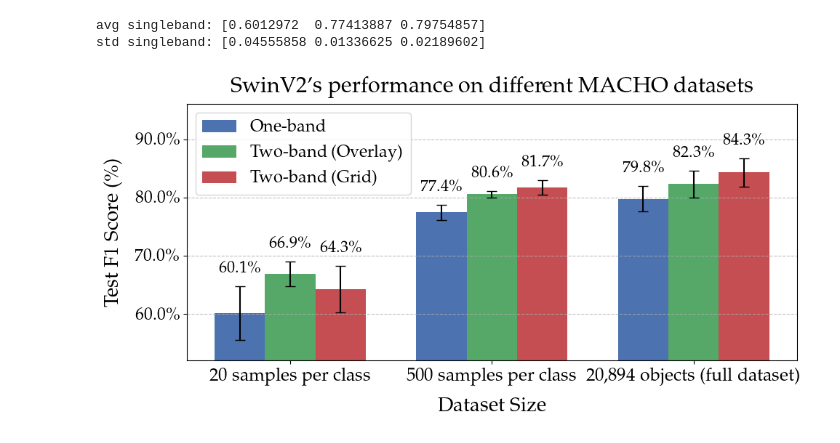
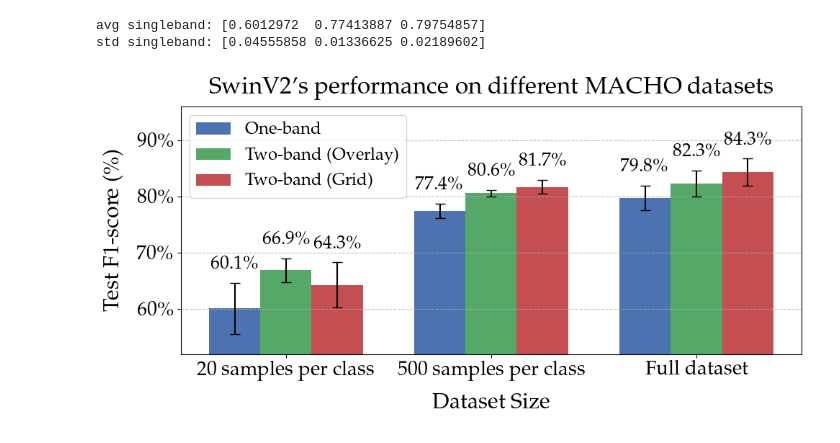
Before and after one commit to dnlmoreno/VT_Model_for_LightCurves_Classification, a Jupyter notebook: notebooks/best_models_results_macho.ipynb, the cells around one changed output. Drawn from its saved outputs; the diff is of its cells as text; code cells hidden in the pictures.

Commit message:
Updated images to improve appearance in the paper

```diff
--- a/notebooks/best_models_results_macho.ipynb
+++ b/notebooks/best_models_results_macho.ipynb
@@ -217,7 +217,7 @@ import matplotlib.pyplot as plt
 import numpy as np
 from matplotlib.ticker import PercentFormatter
 
-fs = 16
+fs = 18
 
 # Etiquetas para las muestras por clase
 spc_labels = ["20 samples p/class", "500 samples p/class", "Full dataset"]
@@ -232,41 +232,41 @@ fig, ax = plt.subplots(figsize=(10, 5))  # Tamaño ajustado para mayor claridad
 # Cambiar a colores más sobrios para un artículo científico
 bar1 = ax.bar(x - width, avg_f1_swinv2, width, yerr=std_f1_swinv2, label="One-band", color="#4C72B0", capsize=5)
 bar2 = ax.bar(x, avg_overlay_multiband, width, yerr=std_overlay_multiband, label="Two-band (Overlay)", color="#55A868", capsize=5)
 bar3 = ax.bar(x + width, avg_grid_multiband, width, yerr=std_grid_multiband, label="Two-band (Grid)", color="#C44E52", capsize=5)
 
 # Etiquetas más limpias y claras
-ax.set_ylabel(f"Test F1 Score (\%)", fontsize=fs + 4, labelpad=12)
+ax.set_ylabel(f"Test F1-score (\%)", fontsize=fs + 4, labelpad=12)
 ax.set_xlabel("Dataset Size", fontsize=fs + 4, labelpad=12)
-ax.set_title("SwinV2's performance on different MACHO datasets", fontsize=fs + 6, weight='bold', pad=12)
+ax.set_title("SwinV2's performance on different MACHO datasets", fontsize=fs + 6, weight='bold', pad=13)
 #ax.set_title("Models' performance on different MACHO datasets", fontsize=fs + 4, weight='bold', pad=12)
 ax.set_xticks(x)
-ax.set_xticklabels(["20 samples per class", "500 samples per class", "20,894 objects (full dataset)"], fontsize=fs + 2)
-ax.tick_params(axis='y', labelsize=fs+1)
+ax.set_xticklabels(["20 samples per class", "500 samples per class", "Full dataset"], fontsize=fs + 2)
+ax.tick_params(axis='y', labelsize=fs+2)
 ax.set_ylim(0.52, 0.96)
-ax.legend(fontsize=fs + 1, loc="upper left")
+ax.legend(fontsize=fs-0.7, loc="upper left")
 
-ax.yaxis.set_major_formatter(PercentFormatter(1.0))
+ax.yaxis.set_major_formatter(PercentFormatter(1.0, decimals=0))
 
 # Añadir los valores sobre las barras, alineados con las barras de error
 def add_labels_with_error(bars, stds):
     for bar, std in zip(bars, stds):
         height = bar.get_height()
         if height > 0:  # Solo etiquetar las barras que tienen valores
             ax.text(bar.get_x() + bar.get_width() / 2, height + std + 0.015, f"{height*100:.1f}\%",
-                    ha="center", va="bottom", fontsize=fs, color="black")
+                    ha="center", va="bottom", fontsize=fs+0.5, color="black")
 
 add_labels_with_error(bar1, std_f1_swinv2)
 add_labels_with_error(bar2, std_overlay_multiband)
 add_labels_with_error(bar3, std_grid_multiband)
 
 # Mejorar el diseño del gráfico con cuadrícula más ligera
 ax.grid(axis="y", linestyle="--", alpha=0.8)
 plt.tight_layout()
 os.makedirs('./images', exist_ok=True)
 plt.savefig("./images/Model_performance_MACHO.pdf", format='pdf', bbox_inches='tight')
 plt.show()
 # %% [output]
-[figure, old version]
+[figure, new version]
 # %%
 ## ASTROMER PAPER RESULTS
 # Ajustar los datos genéricos para incluir el valor "Full dataset" como barra en blanco
```
Also changed, not shown: parts of 2 cells of this notebook, 5 other files.
